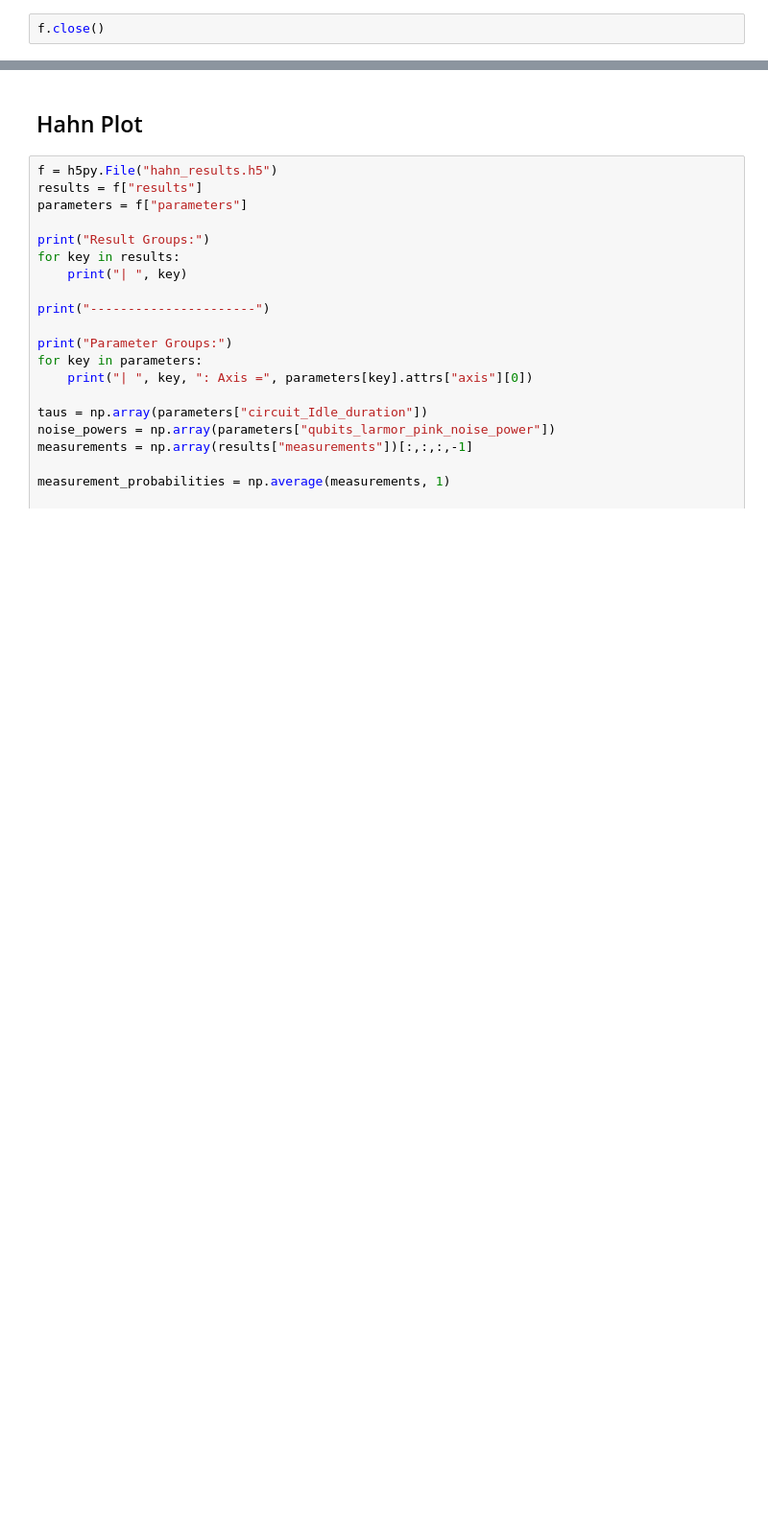
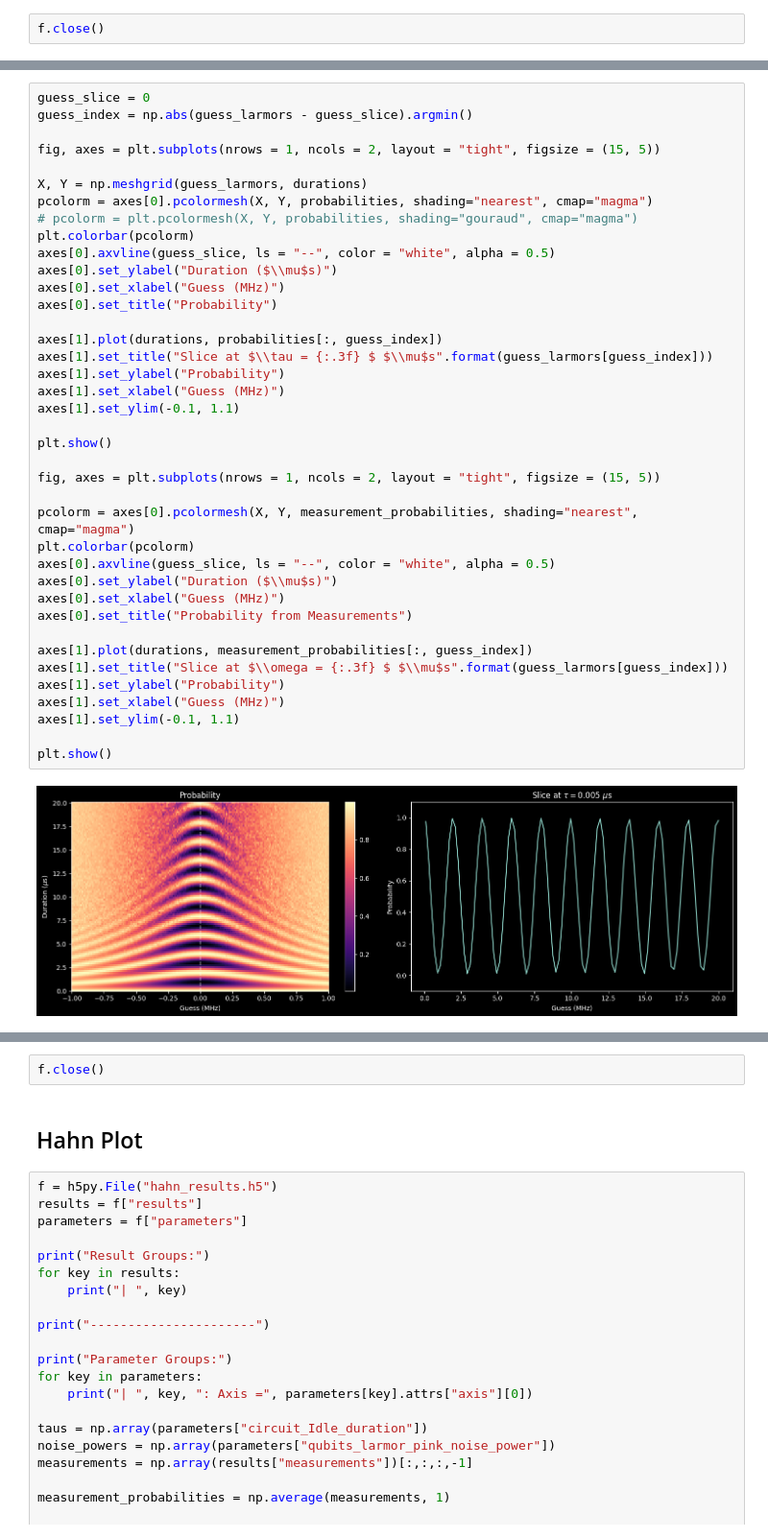
Before and after one commit to Slippery-Chickenz/qipQubitSimTools, a Jupyter notebook: examples/example.ipynb, the cells around one changed output, grey strips where cells are left out. Shown at 96% size. Drawn from its saved outputs; the diff is of its cells as text; blank space fills up the shorter version.

```diff
--- a/examples/example.ipynb
+++ b/examples/example.ipynb
@@ -478,0 +520,41 @@ f.close()
+# %%
+guess_slice = 0
+guess_index = np.abs(guess_larmors - guess_slice).argmin()
+
+fig, axes = plt.subplots(nrows = 1, ncols = 2, layout = "tight", figsize = (15, 5))
+
+X, Y = np.meshgrid(guess_larmors, durations)
+pcolorm = axes[0].pcolormesh(X, Y, probabilities, shading="nearest", cmap="magma")
+# pcolorm = plt.pcolormesh(X, Y, probabilities, shading="gouraud", cmap="magma")
+plt.colorbar(pcolorm)
+axes[0].axvline(guess_slice, ls = "--", color = "white", alpha = 0.5)
+axes[0].set_ylabel("Duration ($\\mu$s)")
+axes[0].set_xlabel("Guess (MHz)")
+axes[0].set_title("Probability")
+
+axes[1].plot(durations, probabilities[:, guess_index])
+axes[1].set_title("Slice at $\\tau = {:.3f} $ $\\mu$s".format(guess_larmors[guess_index]))
+axes[1].set_ylabel("Probability")
+axes[1].set_xlabel("Guess (MHz)")
+axes[1].set_ylim(-0.1, 1.1)
+
+plt.show()
+
+fig, axes = plt.subplots(nrows = 1, ncols = 2, layout = "tight", figsize = (15, 5))
+
+pcolorm = axes[0].pcolormesh(X, Y, measurement_probabilities, shading="nearest", cmap="magma")
+plt.colorbar(pcolorm)
+axes[0].axvline(guess_slice, ls = "--", color = "white", alpha = 0.5)
+axes[0].set_ylabel("Duration ($\\mu$s)")
+axes[0].set_xlabel("Guess (MHz)")
+axes[0].set_title("Probability from Measurements")
+
+axes[1].plot(durations, measurement_probabilities[:, guess_index])
+axes[1].set_title("Slice at $\\omega = {:.3f} $ $\\mu$s".format(guess_larmors[guess_index]))
+axes[1].set_ylabel("Probability")
+axes[1].set_xlabel("Guess (MHz)")
+axes[1].set_ylim(-0.1, 1.1)
+
+plt.show()
+# %% [output]
+[figure, added]
@@ -479,3 +562,5 @@ f.close()
+# %%
+f.close()
 # %% [markdown]
 ## Hahn Plot
 # %%
```
Also changed, not shown: parts of 9 cells of this notebook, 18 other files.
